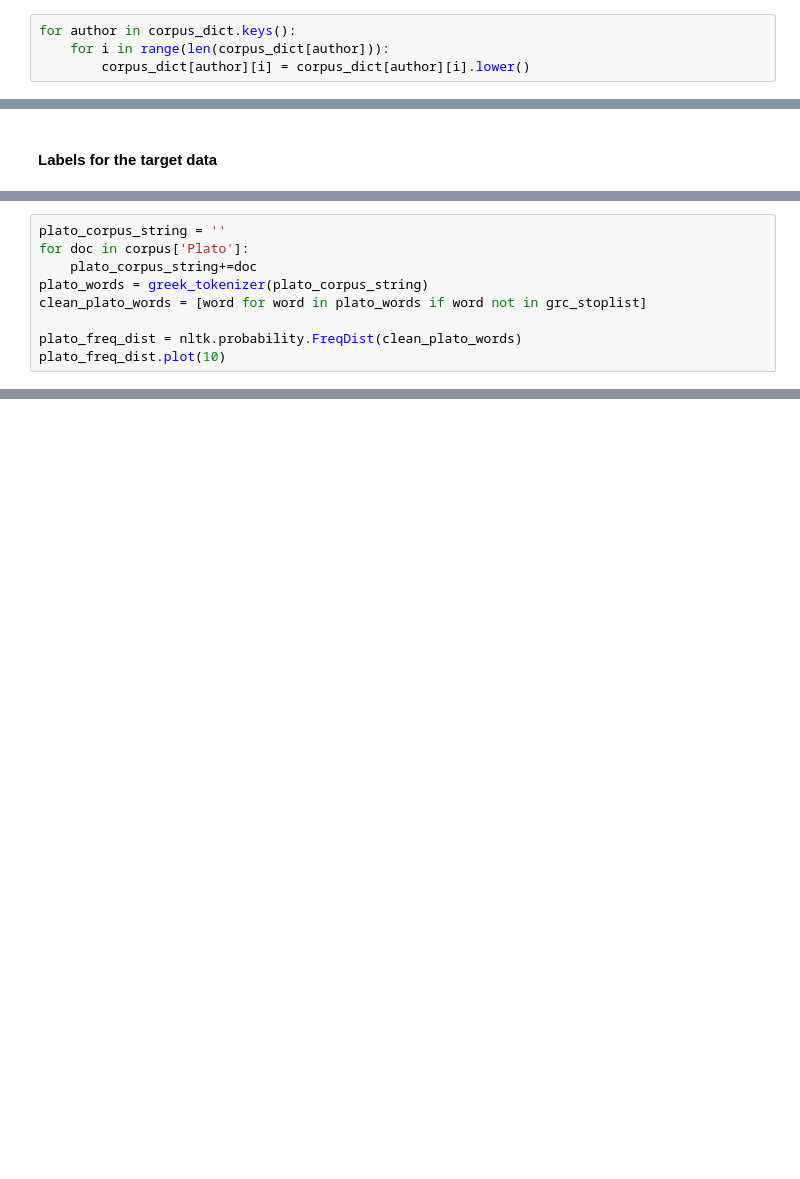
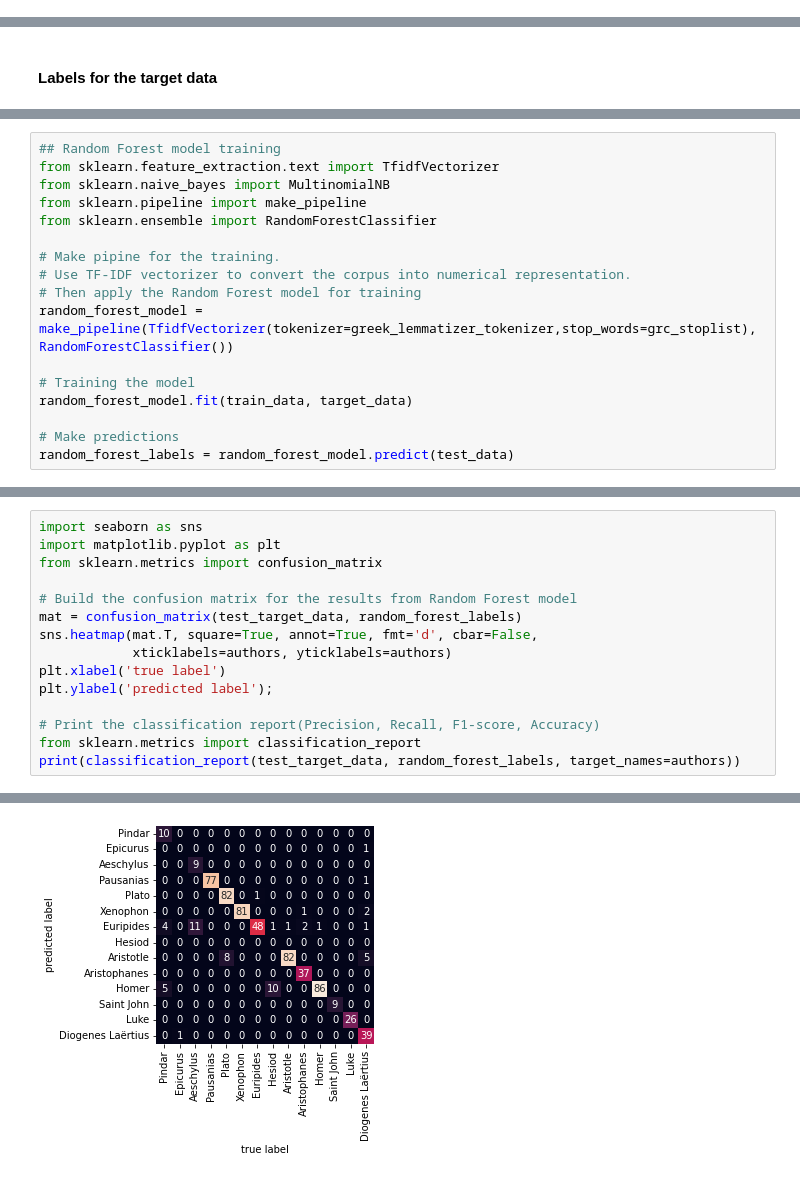
Before and after one commit to katcom/Authurship-Attribution-For-Ancient-Greek-Classics, a Jupyter notebook: Authorship Attribution.ipynb, the cells around one changed output, grey strips where cells are left out. Cells and saved outputs as stored; diff of their text form; blank space fills up the shorter version.

Commit message:
update result and paper

```diff
--- a/Authorship Attribution.ipynb
+++ b/Authorship Attribution.ipynb
@@ -137,4 +0,0 @@ for author in corpus_dict.keys():
-# %%
-for author in corpus_dict.keys():
-    for i in range(len(corpus_dict[author])):
-        corpus_dict[author][i] = corpus_dict[author][i].lower()
@@ -394,9 +456,0 @@ swords
-# %%
-plato_corpus_string = ''
-for doc in corpus['Plato']:
-    plato_corpus_string+=doc
-plato_words = greek_tokenizer(plato_corpus_string)
-clean_plato_words = [word for word in plato_words if word not in grc_stoplist]
-
-plato_freq_dist = nltk.probability.FreqDist(clean_plato_words)
-plato_freq_dist.plot(10)
@@ -453,0 +531,17 @@ https://www.gutenberg.org/ebooks/27816
+# %%
+## Random Forest model training
+from sklearn.feature_extraction.text import TfidfVectorizer
+from sklearn.naive_bayes import MultinomialNB
+from sklearn.pipeline import make_pipeline
+from sklearn.ensemble import RandomForestClassifier
+
+# Make pipine for the training.
+# Use TF-IDF vectorizer to convert the corpus into numerical representation.
+# Then apply the Random Forest model for training
+random_forest_model = make_pipeline(TfidfVectorizer(tokenizer=greek_lemmatizer_tokenizer,stop_words=grc_stoplist), RandomForestClassifier())
+
+# Training the model
+random_forest_model.fit(train_data, target_data)
+
+# Make predictions
+random_forest_labels = random_forest_model.predict(test_data)
@@ -453,0 +663,16 @@ https://www.gutenberg.org/ebooks/27816
+# %%
+import seaborn as sns
+import matplotlib.pyplot as plt
+from sklearn.metrics import confusion_matrix
+
+# Build the confusion matrix for the results from Random Forest model
+mat = confusion_matrix(test_target_data, random_forest_labels)
+sns.heatmap(mat.T, square=True, annot=True, fmt='d', cbar=False,
+            xticklabels=authors, yticklabels=authors)
+plt.xlabel('true label')
+plt.ylabel('predicted label');
+
+# Print the classification report(Precision, Recall, F1-score, Accuracy)
+from sklearn.metrics import classification_report
+print(classification_report(test_target_data, random_forest_labels, target_names=authors))
+# %% [output]
@@ -453,0 +699 @@ https://www.gutenberg.org/ebooks/27816
+[figure, added]
```
Also changed, not shown: parts of 106 cells of this notebook, 10 other files.
